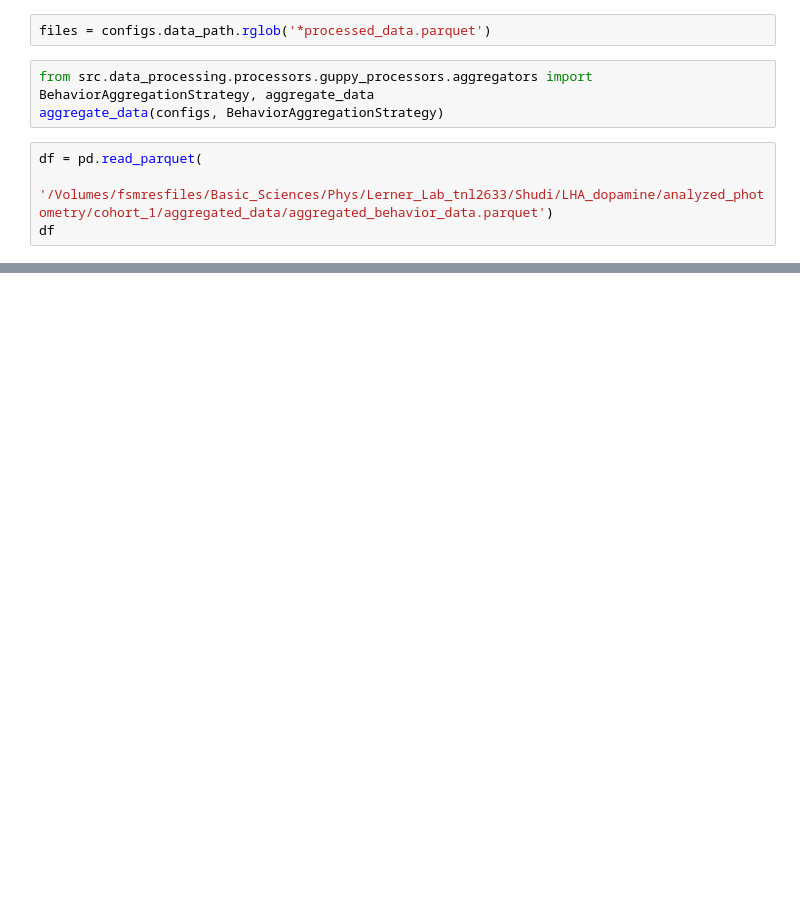
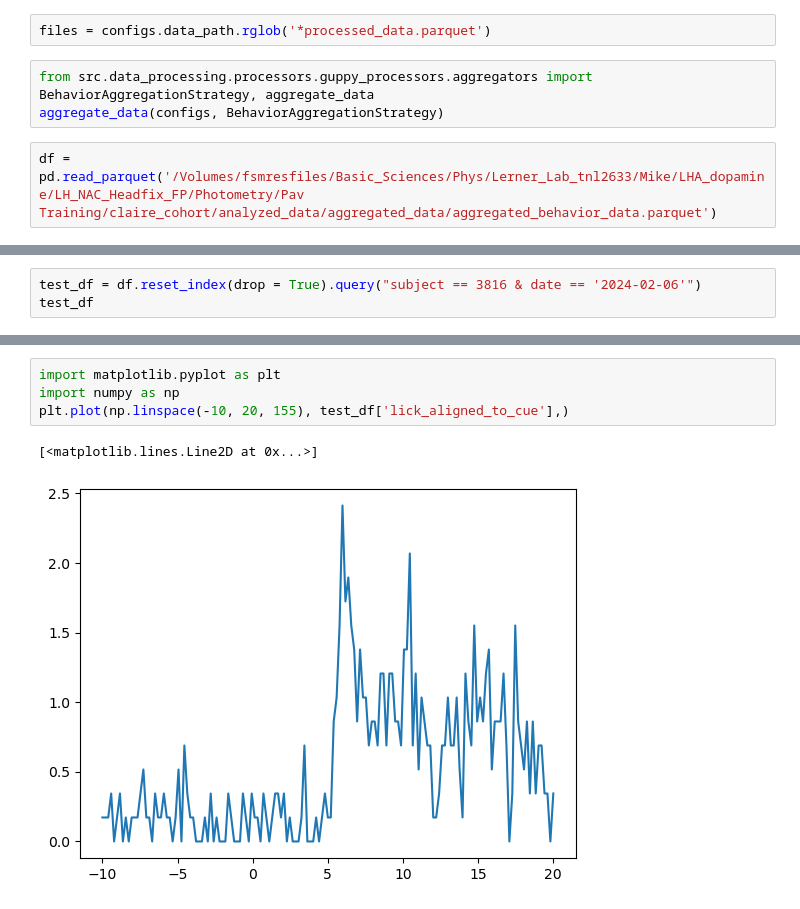
Before and after one commit to Mschaid/ENIGMA, a Jupyter notebook: notebooks/development/pav_dev.ipynb, the cells around one changed output, grey strips where cells are left out. Drawn from its saved outputs; the diff is of its cells as text; blank space fills up the shorter version.

```diff
--- a/notebooks/development/pav_dev.ipynb
+++ b/notebooks/development/pav_dev.ipynb
@@ -56,6 +39,4 @@ files = configs.data_path.rglob('*processed_data.parquet')
 from src.data_processing.processors.guppy_processors.aggregators import BehaviorAggregationStrategy, aggregate_data
 aggregate_data(configs, BehaviorAggregationStrategy)
 # %%
-df = pd.read_parquet(
-    '/Volumes/fsmresfiles/Basic_Sciences/Phys/Lerner_Lab_tnl2633/Shudi/LHA_dopamine/analyzed_photometry/cohort_1/aggregated_data/aggregated_behavior_data.parquet')
-df
+df = pd.read_parquet('/Volumes/fsmresfiles/Basic_Sciences/Phys/Lerner_Lab_tnl2633/Mike/LHA_dopamine/LH_NAC_Headfix_FP/Photometry/Pav Training/claire_cohort/analyzed_data/aggregated_data/aggregated_behavior_data.parquet')
@@ -75,0 +47,3 @@ df
+# %%
+test_df = df.reset_index(drop = True).query("subject == 3816 & date == '2024-02-06'")
+test_df
@@ -75,0 +64,7 @@ df
+# %%
+import matplotlib.pyplot as plt
+import numpy as np
+plt.plot(np.linspace(-10, 20, 155), test_df['lick_aligned_to_cue'],)
+# %% [output]
+[<matplotlib.lines.Line2D at 0x...>]
+[figure, added]
```
Also changed, not shown: parts of 8 cells of this notebook.
